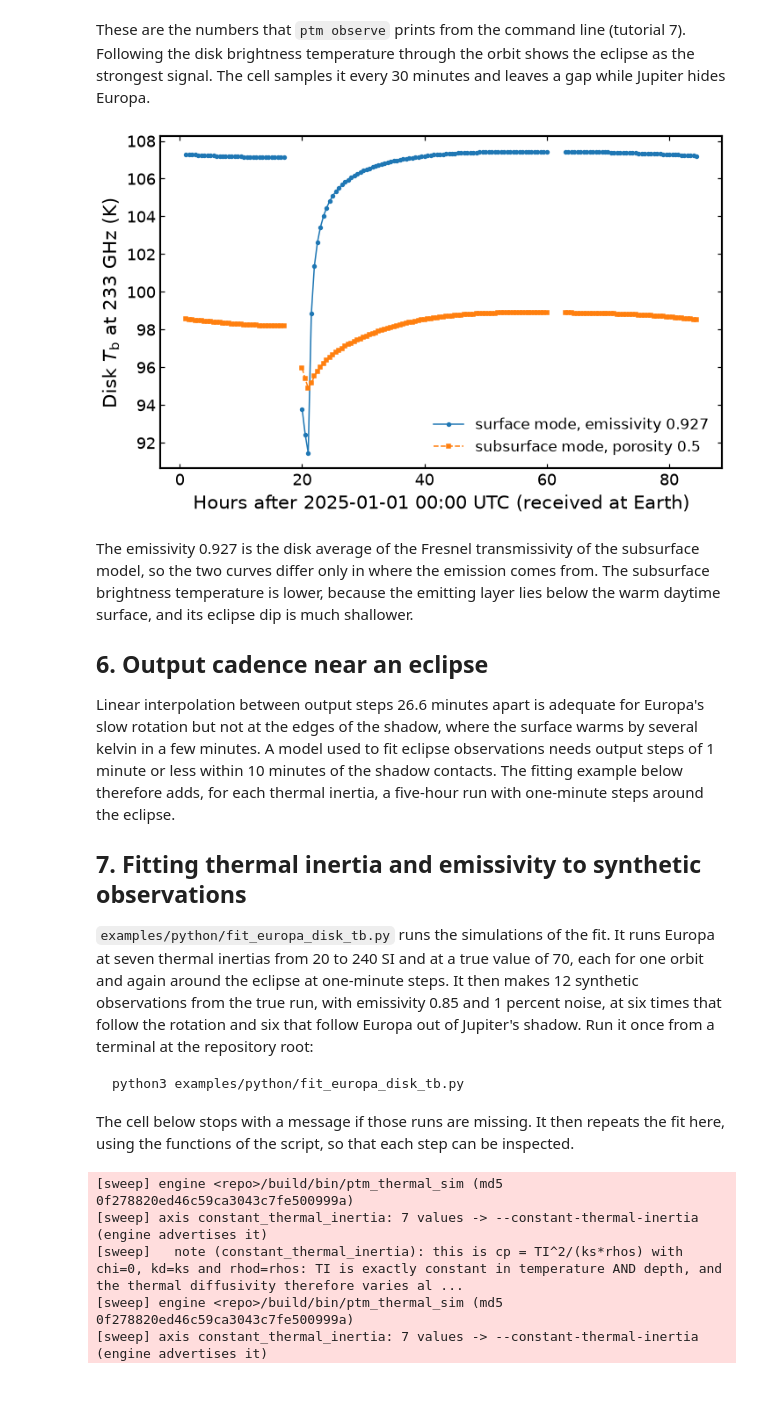
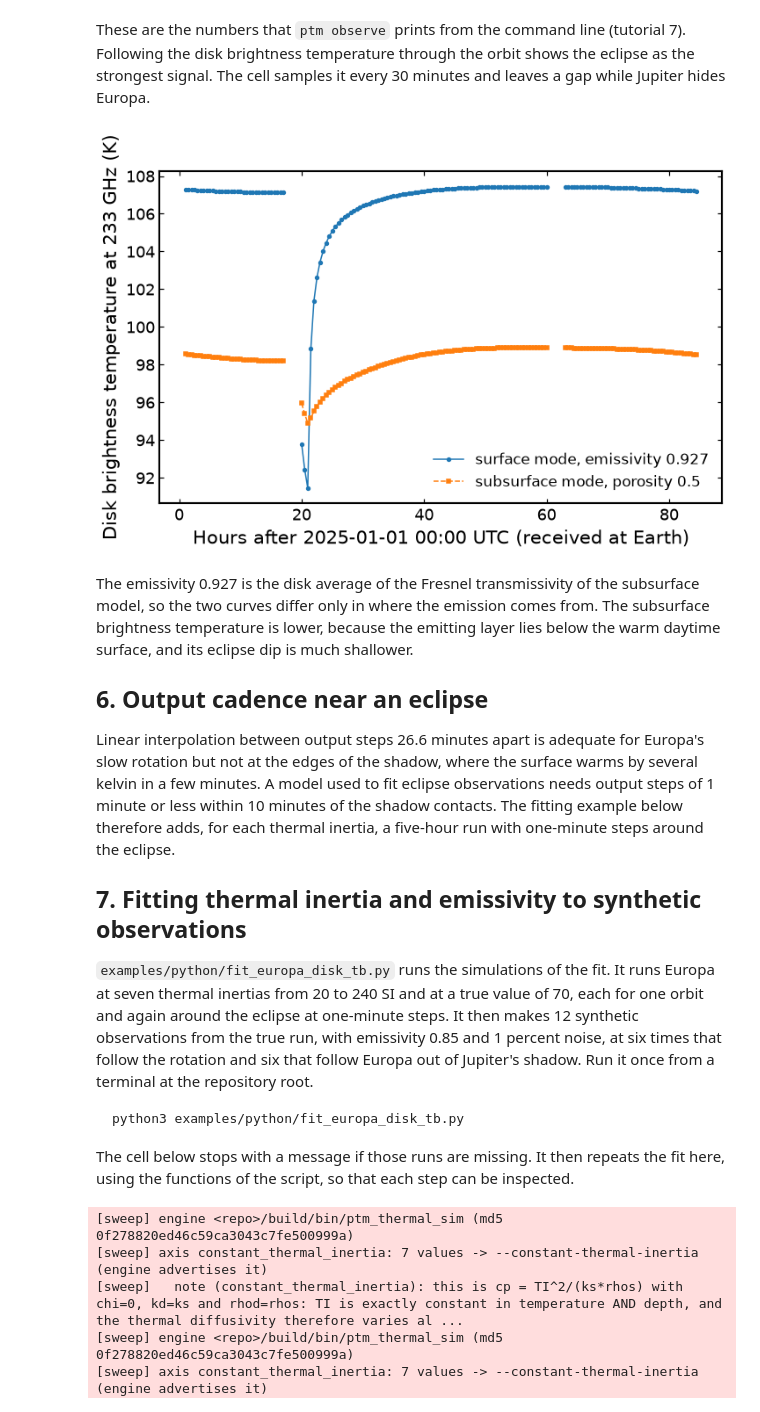
Before and after one commit to phayne/ptm3d, a Jupyter notebook: docs/tutorials/notebooks/05_europa_observing.ipynb, the cells around one changed output. Drawn from its saved outputs; the diff is of its cells as text; code cells hidden in the pictures.

````diff
--- a/docs/tutorials/notebooks/05_europa_observing.ipynb
+++ b/docs/tutorials/notebooks/05_europa_observing.ipynb
@@ -175,29 +175,29 @@ samples it every 30 minutes and leaves a gap while Jupiter hides Europa.
 # %%
 hours, tb_surf, tb_sub = [], [], []
 for h in np.arange(1.0, 85.0, 0.5):
     utc = str(np.datetime64("2025-01-01T00:00:00") + np.timedelta64(int(h * 3600), "s"))
     with warnings.catch_warnings():
         warnings.simplefilter("ignore")
         g = observe.observer_geometry(run, utc, observer="EARTH")
     hours.append(h)
     if g.occultation != "visible":              # break the curves while Jupiter hides Europa
         tb_surf.append(np.nan)
         tb_sub.append(np.nan)
         continue
     tb_surf.append(observe.disk_emission(run, observe.temperature_at(run, g), g,
                                          frequency_ghz=233.0, emissivity=0.927).tb_planck_k)
     depths, Tz = observe.depth_temperatures_at(run, g)
     tb_sub.append(observe.disk_emission(run, Tz, g, frequency_ghz=233.0, subsurface=sub,
                                         depths_m=depths).tb_planck_k)
 
 fig, ax = plt.subplots(figsize=(6.5, 4.0), constrained_layout=True)
 ax.plot(hours, tb_surf, "o-", ms=2.5, lw=1, label="surface mode, emissivity 0.927")
 ax.plot(hours, tb_sub, "s--", ms=2.5, lw=1, label="subsurface mode, porosity 0.5")
 ax.set_xlabel("Hours after 2025-01-01 00:00 UTC (received at Earth)")
-ax.set_ylabel(r"Disk $T_\mathrm{b}$ at 233 GHz (K)")
+ax.set_ylabel("Disk brightness temperature at 233 GHz (K)")
 ax.legend(frameon=False, loc="lower right");
 # %% [output]
-[figure, old version]
+[figure, new version]
 # %% [markdown]
 The emissivity 0.927 is the disk average of the Fresnel transmissivity of the subsurface model, so
 the two curves differ only in where the emission comes from. The subsurface brightness
@@ -218,7 +218,7 @@ inertia, a five-hour run with one-minute steps around the eclipse.
 thermal inertias from 20 to 240 SI and at a true value of 70, each for one orbit and again around
 the eclipse at one-minute steps. It then makes 12 synthetic observations from the true run, with
 emissivity 0.85 and 1 percent noise, at six times that follow the rotation and six that follow
-Europa out of Jupiter's shadow. Run it once from a terminal at the repository root:
+Europa out of Jupiter's shadow. Run it once from a terminal at the repository root.
 
 ```bash
 python3 examples/python/fit_europa_disk_tb.py
````
Also changed, not shown: parts of 2 cells of this notebook, 6 other files.
